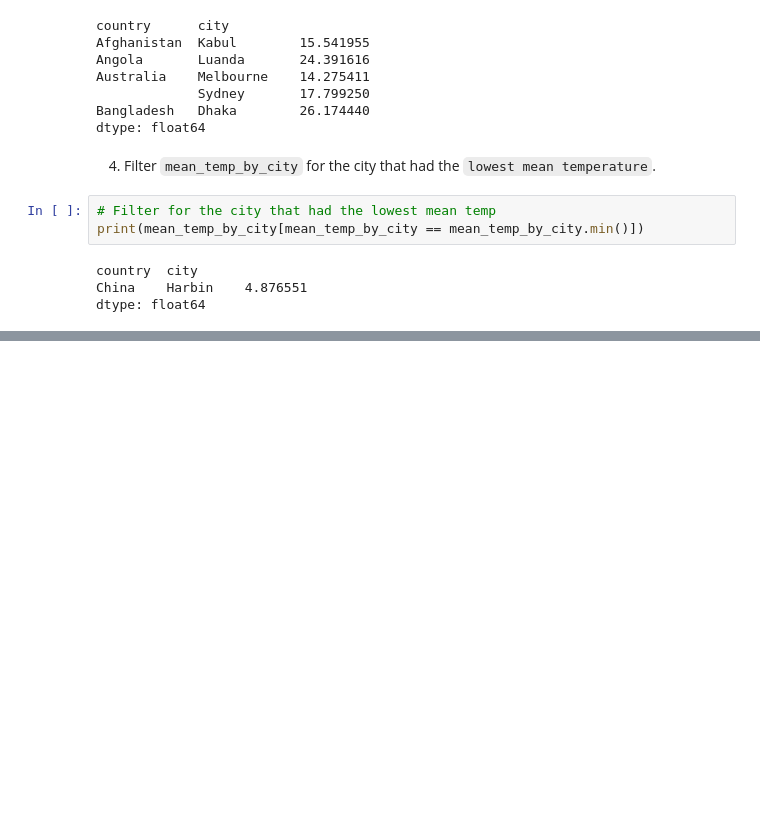
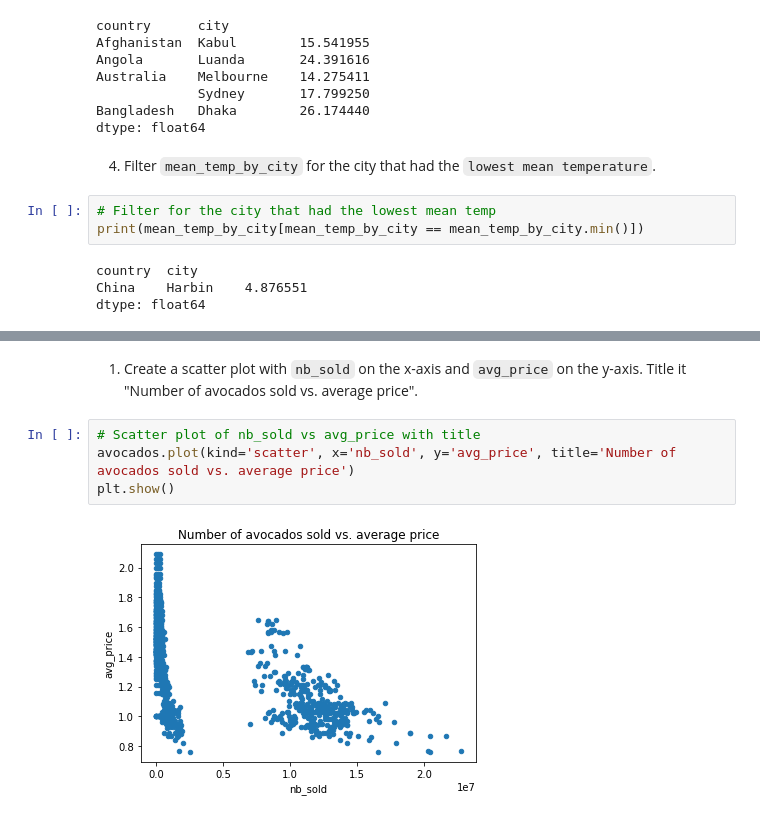
Before and after one commit to BuzzzyNYC/Data-Manipulation-in-Pandas, a Jupyter notebook: Data_Manipulation_with_Pandas.ipynb, the cells around one changed output, grey strips where cells are left out. Saved outputs shown, nothing was run; the diff lists cells and outputs as text; blank space fills up the shorter version.

```diff
--- a/Data_Manipulation_with_Pandas.ipynb
+++ b/Data_Manipulation_with_Pandas.ipynb
@@ -1594,0 +1691,8 @@ dtype: float64
+# %% [markdown]
+1. Create a scatter plot with `nb_sold` on the x-axis and `avg_price` on the y-axis. Title it "Number of avocados sold vs. average price".
+# %%
+# Scatter plot of nb_sold vs avg_price with title
+avocados.plot(kind='scatter', x='nb_sold', y='avg_price', title='Number of avocados sold vs. average price')
+plt.show()
+# %% [output]
+[figure, added]
```
Also changed, not shown: parts of 45 cells of this notebook.
